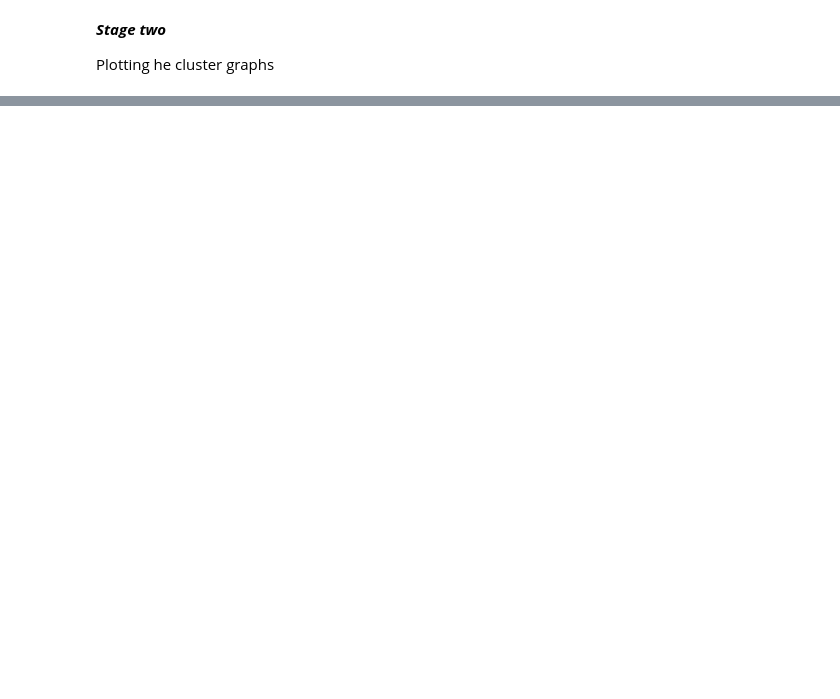
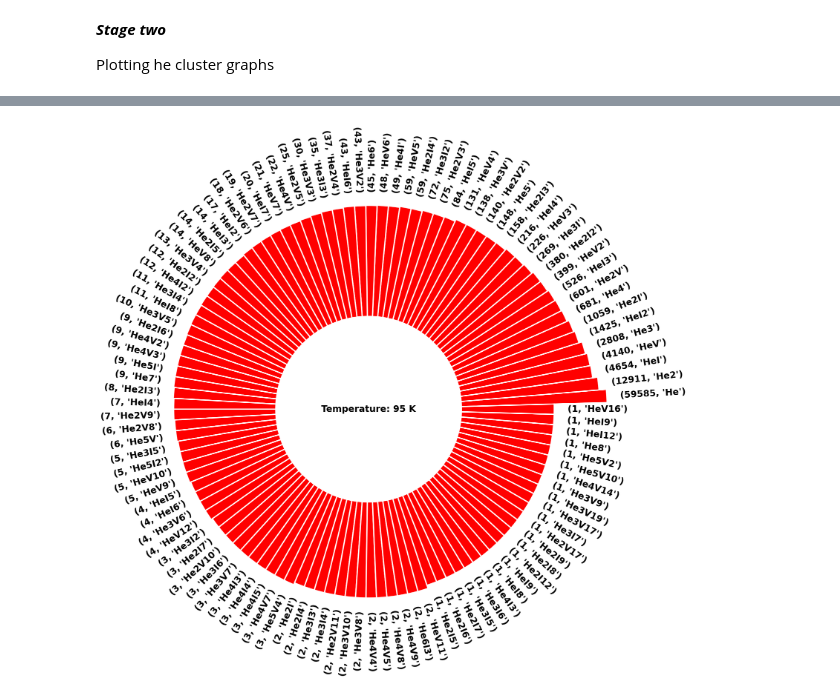
Before and after one commit to dell-datascience/Image_classifier_project, a Jupyter notebook: old_He_evolution.ipynb, the cells around one changed output, grey strips where cells are left out. Cells and saved outputs as stored; diff of their text form; code cells hidden in the pictures; blank space fills up the shorter version.

```diff
--- a/old_He_evolution.ipynb
+++ b/old_He_evolution.ipynb
@@ -16,6 +16,7 @@ Here i mine the HenVm, HenIm (n>1,m>1 ) from each of the 10 simulation logfiles
 The ratio of He trapped in interstitial, vacancies and their clusters are
  calculated and ploted against the time simulated.
 '''
+from os import listdir
 
 import pandas as pd
 import numpy as np
@@ -27,7 +28,9 @@ import matplotlib.pyplot as plt
 import collections
 import seaborn as sb
 %config InlineBackend.figure_format = 'retina'
-from google.colab import drive
-drive.mount('/content/drive')
-%cd '/content/drive/MyDrive/research/old_He_evolution'
-% ls-l
+def load():
+  from google.colab import drive
+  drive.mount('/content/drive');
+  %cd '/content/drive/MyDrive/research/old_He_evolution'
+  # % ls-l
+  return None
@@ -243,0 +259,71 @@ plt.savefig('He_distribution_97K',dpi=2000)
+# %%
+cluster_size=[int(x) for x,y,z in all_info]                             # list of cluster size
+x=range(1,len(cluster_size)+1)
+label_cluster_count=[int(y) for x,y,z in all_info]                                         # get range of numbers to plot x-axis
+cluster_count=np.log([int(y) for x,y,z in all_info])                  # list of of cluster counts
+cluster_name=[z for x,y,z in all_info]
+
+labels=list(zip(label_cluster_count,cluster_name))
+labels
+
+# print(np.max(cluster_count))
+plt.rcParams.update({'font.size': 15,'font.weight':'bold'})
+plt.figure(figsize=(30,15))
+ax=plt.subplot(111,polar=True)
+
+plt.axis('off')
+
+max=np.max(cluster_count)
+min=np.min(cluster_count)+7
+
+upperlimit=max
+lowerlimit=min
+
+slope=(max-lowerlimit)/max
+
+height=cluster_count*slope+lowerlimit
+
+width=2*np.pi/len(cluster_count)
+
+indexes=list(range(1,len(cluster_count)+1))
+angles=[i*width for i in indexes]
+
+# # angles
+bars = ax.bar(
+    x=angles,
+    height=height,
+    width=width,
+    bottom=lowerlimit,
+    linewidth=2,
+    edgecolor="white",
+    color='r')
+
+# little space between the bar and the label
+labelPadding = 1
+ax.text(0.5, 0.5,'Temperature: 95 K', ha='center', va='center', transform=ax.transAxes)
+# Add labels
+for bar, angle, height, label in zip(bars,angles, height, labels):
+
+    # Labels are rotated. Rotation must be specified in degrees :(
+    rotation = np.rad2deg(angle)
+
+    # Flip some labels upside down
+    alignment = ""
+    if angle >= np.pi/2 and angle < 3*np.pi/2:
+        alignment = "right"
+        rotation = rotation + 180
+    else:
+        alignment = "left"
+
+    # Finally add the labels
+    ax.text(
+        x=angle,
+        y=lowerlimit + bar.get_height() + labelPadding,
+        s=label,
+        ha=alignment,
+        va='center',
+        rotation=rotation,
+        rotation_mode="anchor")
+# plt.savefig('He_distribution95K_5Kev',dpi=2000,bbox_inches="tight");
+# %% [output]
+[figure, added]
```
Also changed, not shown: parts of 16 cells of this notebook.
